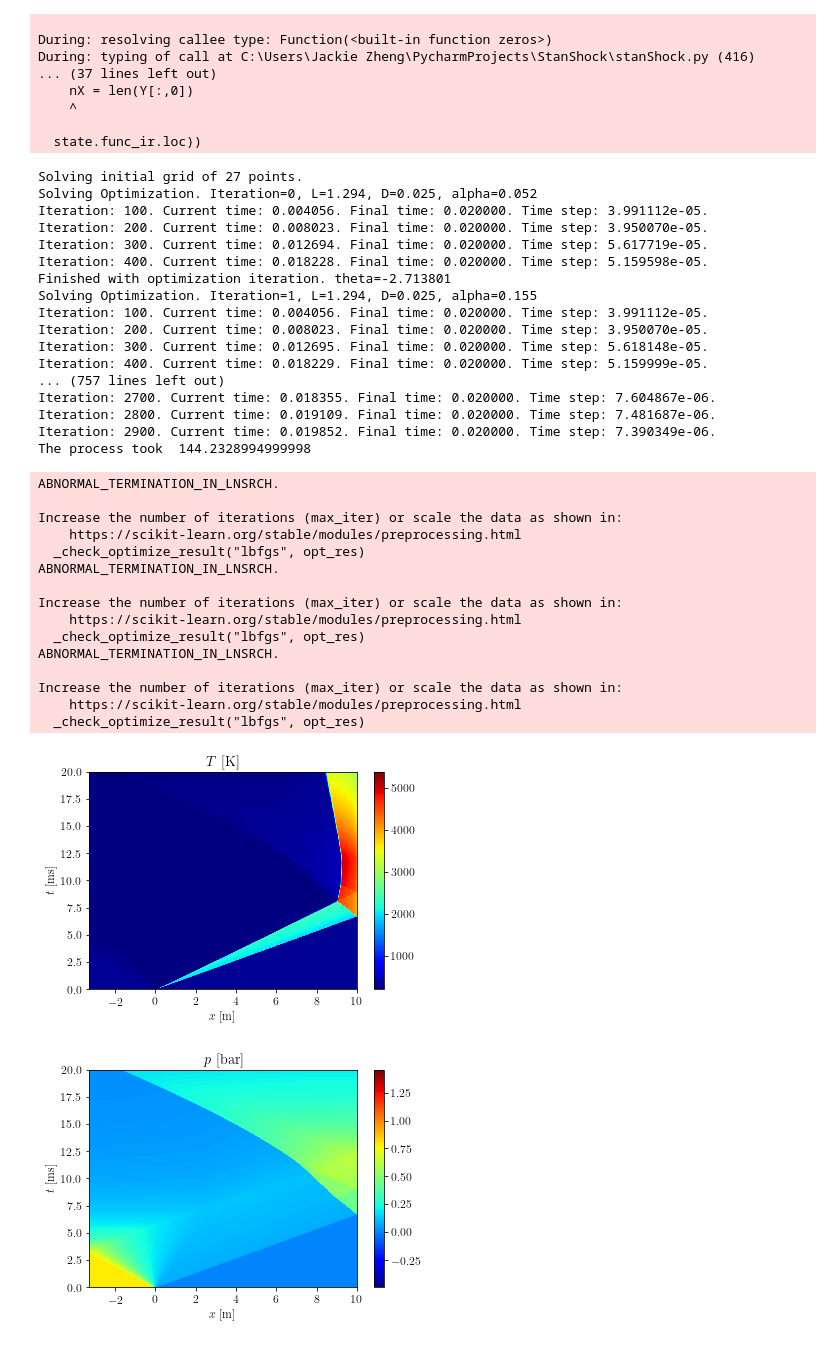
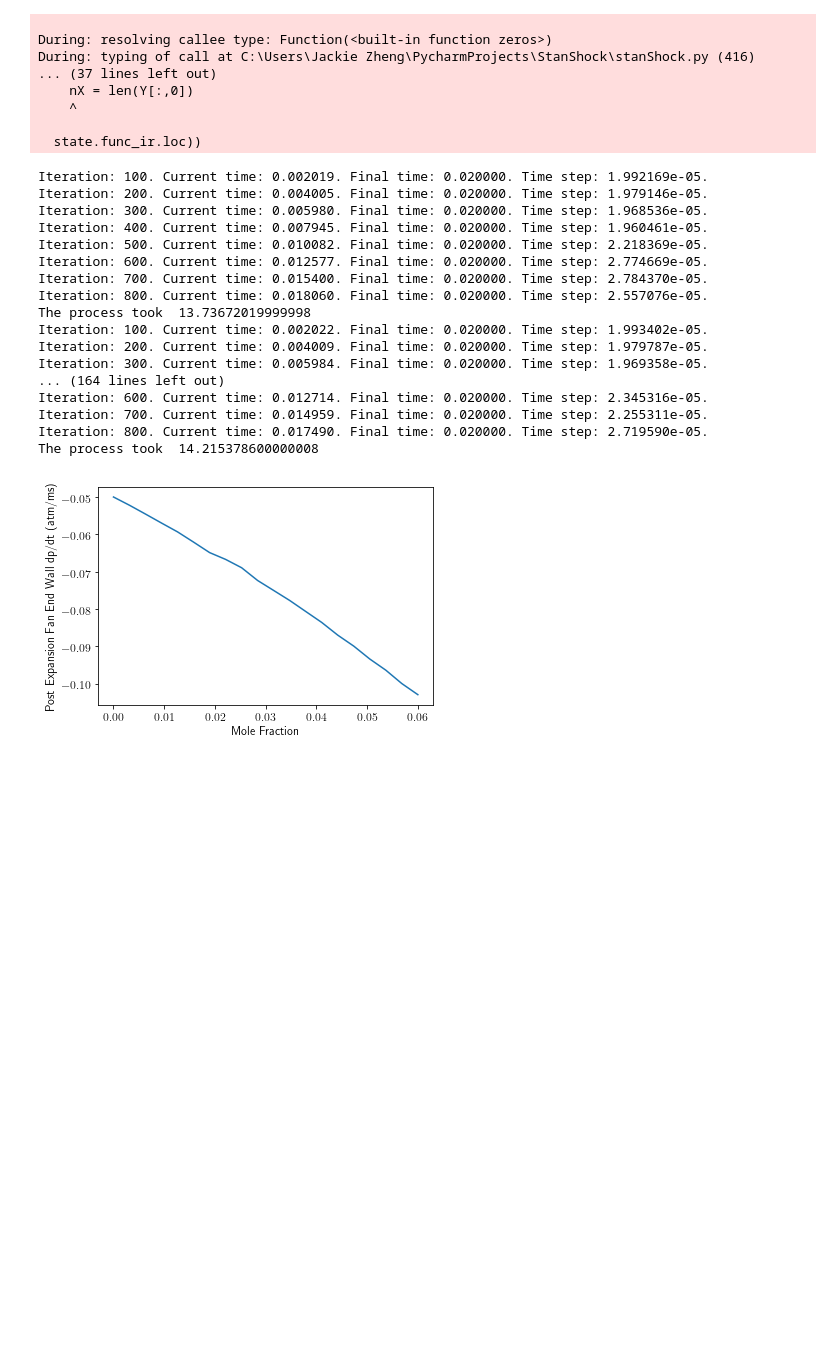
Before and after one commit to jky819/StanShock, a Jupyter notebook: ShockTubeSimulations/Shock_Tube_Simulations.ipynb, the cells around one changed output. Saved outputs shown, nothing was run; the diff lists cells and outputs as text; code cells hidden in the pictures; blank space fills up the shorter version.

```diff
--- a/ShockTubeSimulations/Shock_Tube_Simulations.ipynb
+++ b/ShockTubeSimulations/Shock_Tube_Simulations.ipynb
@@ -125,68 +240,53 @@ During: typing of call at C:\Users\Jackie Zheng\PycharmProjects\StanShock\stanSh
 # %%
 Mixture = {
     'mixtureFile':"O2Argon.xml",
     'X1':"O2:0.2, AR:0.8",
     'X4':"HE:1"
 }
 
 Thermal = {
     'p5':0.45*101325,
     'p1':299.9753,
     'T5':5280,
-    'g4':0.98*(5/3)+0.02*(7/5),
-    'g1':5/3,
+    'g4':5/3,
+    'g1':0.98*(5/3)+0.02*(7/5),
     'W4':4,
     'W1':0.02*32+0.98*39.95
 }
 
 Sim = {
-    'nXCoarse':150,
+    'nXCoarse':300,
     'nXFine':1000,
     'xStep':10,
     'tFinal':20e-3,
-    'theta':-2.7*1.2
+    'theta':-2.7*0.8
 }
 
 Geometry = {
     'LDriver':3.3,#9.57,
     'LDriven':10,
     'DDriver':15.24e-2,
     'DDriven':15.24e-2
 }
 opt = CoolingOpt(Mixture, Thermal, Sim, Geometry, saveData = False)
-opt.GetCoolInert()
+Range = np.linspace(0, 0.06, 20)
+dpdt = opt.CoolDriverGas(Range, 'AR')
 # %% [output]
-Solving initial grid of 27 points.
-Solving Optimization. Iteration=0, L=1.294, D=0.025, alpha=0.052
-Iteration: 100. Current time: 0.004056. Final time: 0.020000. Time step: 3.991112e-05.
-Iteration: 200. Current time: 0.008023. Final time: 0.020000. Time step: 3.950070e-05.
-Iteration: 300. Current time: 0.012694. Final time: 0.020000. Time step: 5.617719e-05.
-Iteration: 400. Current time: 0.018228. Final time: 0.020000. Time step: 5.159598e-05.
-Finished with optimization iteration. theta=-2.713801
-Solving Optimization. Iteration=1, L=1.294, D=0.025, alpha=0.155
-Iteration: 100. Current time: 0.004056. Final time: 0.020000. Time step: 3.991112e-05.
-Iteration: 200. Current time: 0.008023. Final time: 0.020000. Time step: 3.950070e-05.
-Iteration: 300. Current time: 0.012695. Final time: 0.020000. Time step: 5.618148e-05.
-Iteration: 400. Current time: 0.018229. Final time: 0.020000. Time step: 5.159999e-05.
-... (757 lines left out)
-Iteration: 2700. Current time: 0.018355. Final time: 0.020000. Time step: 7.604867e-06.
-Iteration: 2800. Current time: 0.019109. Final time: 0.020000. Time step: 7.481687e-06.
-Iteration: 2900. Current time: 0.019852. Final time: 0.020000. Time step: 7.390349e-06.
-The process took  144.2328994999998
+Iteration: 100. Current time: 0.002019. Final time: 0.020000. Time step: 1.992169e-05.
+Iteration: 200. Current time: 0.004005. Final time: 0.020000. Time step: 1.979146e-05.
+Iteration: 300. Current time: 0.005980. Final time: 0.020000. Time step: 1.968536e-05.
+Iteration: 400. Current time: 0.007945. Final time: 0.020000. Time step: 1.960461e-05.
+Iteration: 500. Current time: 0.010082. Final time: 0.020000. Time step: 2.218369e-05.
+Iteration: 600. Current time: 0.012577. Final time: 0.020000. Time step: 2.774669e-05.
+Iteration: 700. Current time: 0.015400. Final time: 0.020000. Time step: 2.784370e-05.
+Iteration: 800. Current time: 0.018060. Final time: 0.020000. Time step: 2.557076e-05.
+The process took  13.73672019999998
+Iteration: 100. Current time: 0.002022. Final time: 0.020000. Time step: 1.993402e-05.
+Iteration: 200. Current time: 0.004009. Final time: 0.020000. Time step: 1.979787e-05.
+Iteration: 300. Current time: 0.005984. Final time: 0.020000. Time step: 1.969358e-05.
+... (164 lines left out)
+Iteration: 600. Current time: 0.012714. Final time: 0.020000. Time step: 2.345316e-05.
+Iteration: 700. Current time: 0.014959. Final time: 0.020000. Time step: 2.255311e-05.
+Iteration: 800. Current time: 0.017490. Final time: 0.020000. Time step: 2.719590e-05.
+The process took  14.215378600000008
-ABNORMAL_TERMINATION_IN_LNSRCH.
-
-Increase the number of iterations (max_iter) or scale the data as shown in:
-    https://scikit-learn.org/stable/modules/preprocessing.html
-  _check_optimize_result("lbfgs", opt_res)
-ABNORMAL_TERMINATION_IN_LNSRCH.
-
-Increase the number of iterations (max_iter) or scale the data as shown in:
-    https://scikit-learn.org/stable/modules/preprocessing.html
-  _check_optimize_result("lbfgs", opt_res)
-ABNORMAL_TERMINATION_IN_LNSRCH.
-
-Increase the number of iterations (max_iter) or scale the data as shown in:
-    https://scikit-learn.org/stable/modules/preprocessing.html
-  _check_optimize_result("lbfgs", opt_res)
-[figure, old version]
+[figure, new version]
-[figure, removed]
```
Also changed, not shown: parts of 17 cells of this notebook, 11 other files.
